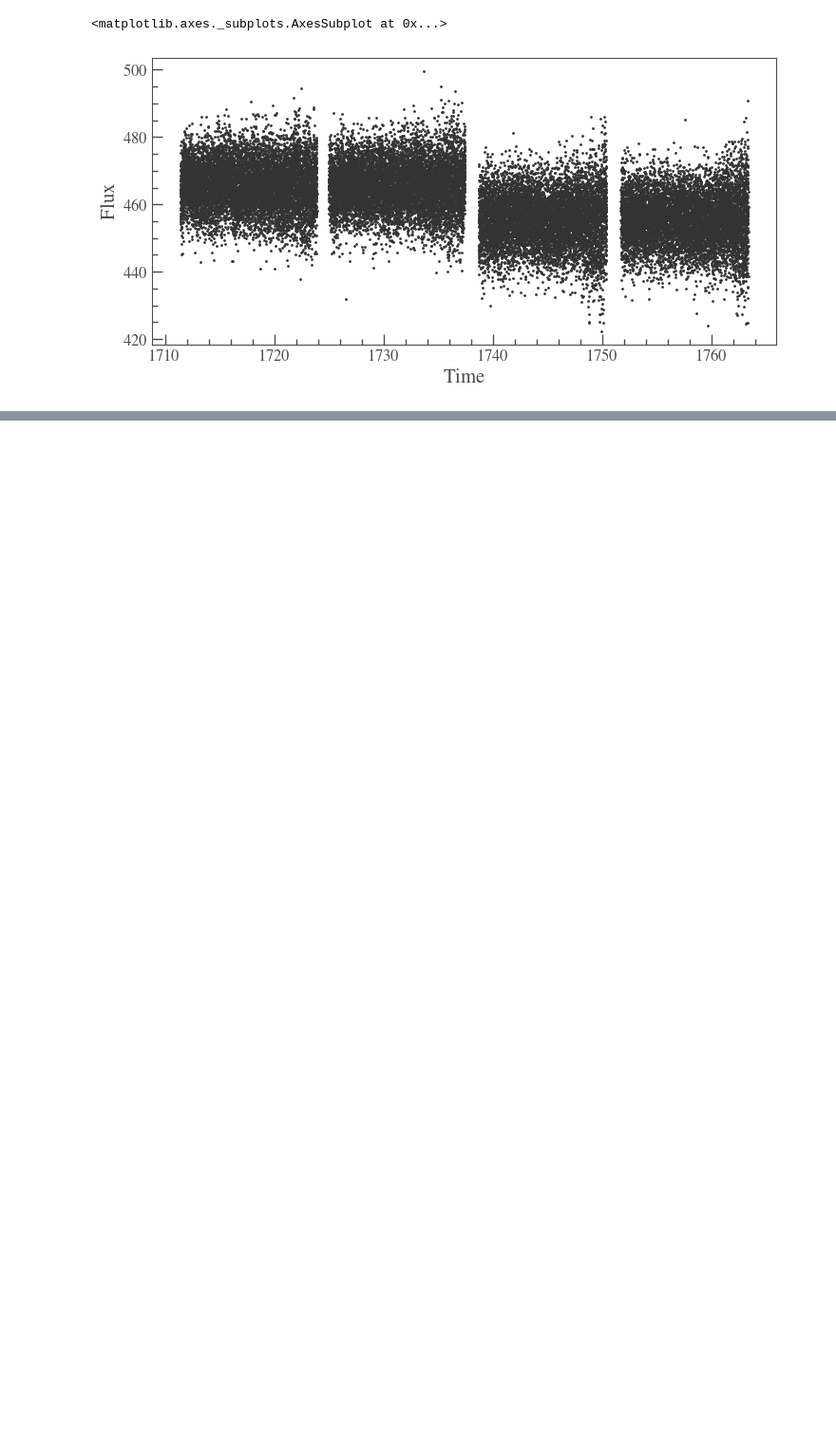
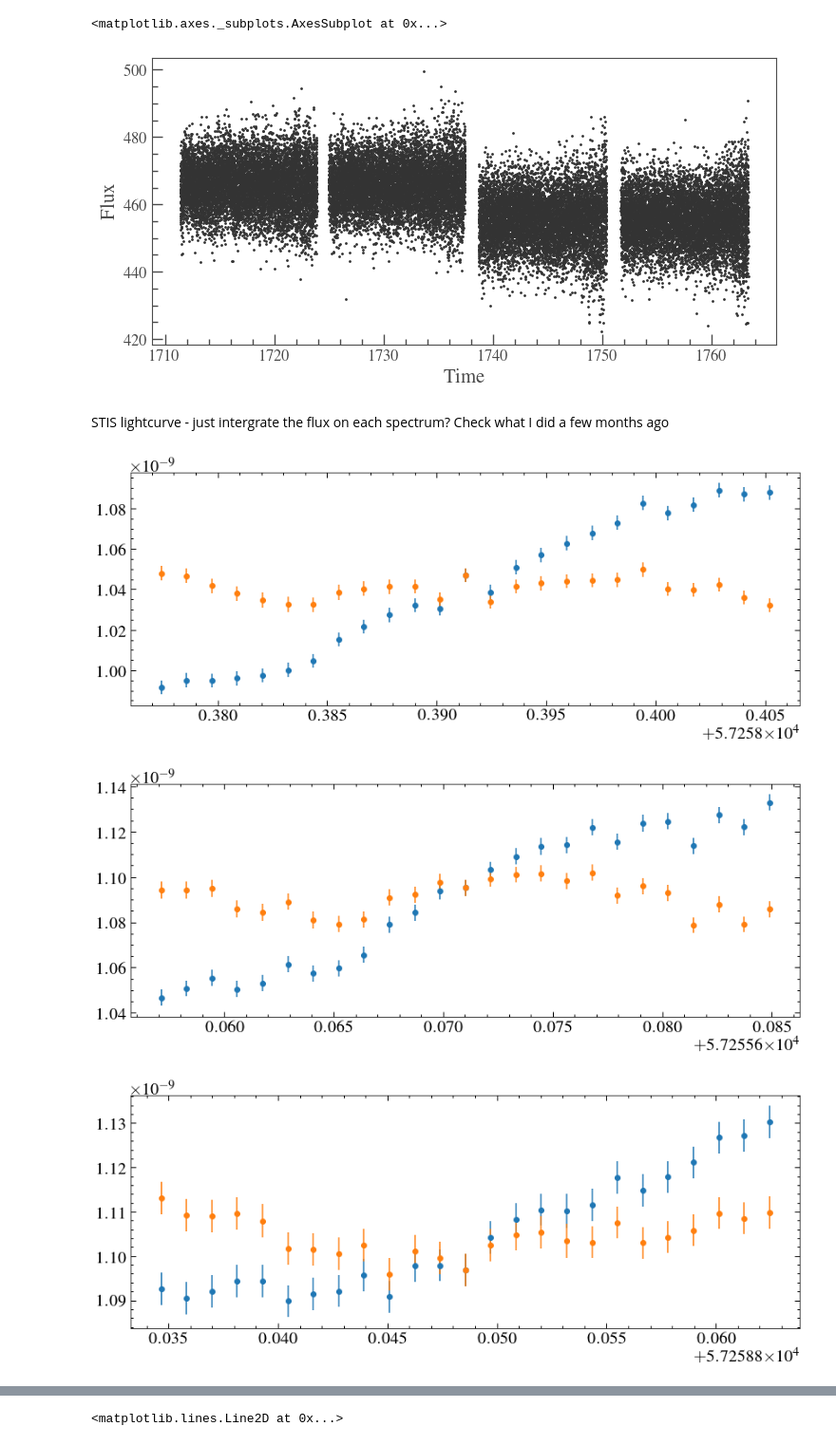
Before and after one commit to davidjwilson/GD394-Tess, a Jupyter notebook: spot_model.ipynb, the cells around one changed output, grey strips where cells are left out. Shown at 95% size. Drawn from its saved outputs; the diff is of its cells as text; code cells hidden in the pictures; blank space fills up the shorter version.

```diff
--- a/spot_model.ipynb
+++ b/spot_model.ipynb
@@ -377,3 +372,37 @@ lc.scatter()
 # %% [output]
 <matplotlib.axes._subplots.AxesSubplot at 0x...>
 [figure]
+# %% [markdown]
+STIS lightcurve - just intergrate the flux on each spectrum? Check what I did a few months ago
+# %%
+stis_lcs = glob.glob('../inttag/*100s_lc.ecsv')
+stime, sflux, serror = np.array([], dtype=float), np.array([], dtype=float), np.array([], dtype=float)
+for i, lcpath in enumerate(stis_lcs):
+    data = Table.read(lcpath)
+    t, f, e = data['TIME'], data['FLUX'], data['ERROR']
+    plt.errorbar(t, f, yerr=e, marker='o', ls='none' )
+    fm = np.mean(f)
+    f /=fm
+    fit = np.polyval((np.polyfit(t,f,1)), t)
+    f /= fit
+    f *=fm
+    e /= fit
+    plt.errorbar(t, f, yerr=e, marker='o', ls='none' )
+    plt.show()
+    stime = np.concatenate((stime, t))
+    sflux = np.concatenate((sflux, f))
+    serror = np.concatenate((serror, e))
+args = np.argsort(stime)
+stime, sflux, serror = stime[args], sflux[args], serror[args]
+lc_stis = lk.LightCurve(time=stime, flux=sflux, flux_err=serror)
+#plt.errorbar(stime, sflux, yerr=serror, marker='o', ls='none' )
+lcs_fold = lc_stis.fold(1.1468, t0 =2458737.560 )
+plt.errorbar(lcs_fold.time, lcs_fold.flux, yerr=lcs_fold.flux_err, marker='o', ls='none' )
+plt.show()
+pgs= lc_stis.to_periodogram(oversample_factor=10,minimum_period=4*u.minute, maximum_period=2.5*u.day)
+plt.plot(pgs.period, pgs.power)
+plt.axvline(1.1468)
+# %% [output]
+[figure, added]
+[figure, added]
+[figure, added]
@@ -379,0 +415 @@ lc.scatter()
+<matplotlib.lines.Line2D at 0x...>
```
Also changed, not shown: parts of 11 cells of this notebook, 3 other files.
